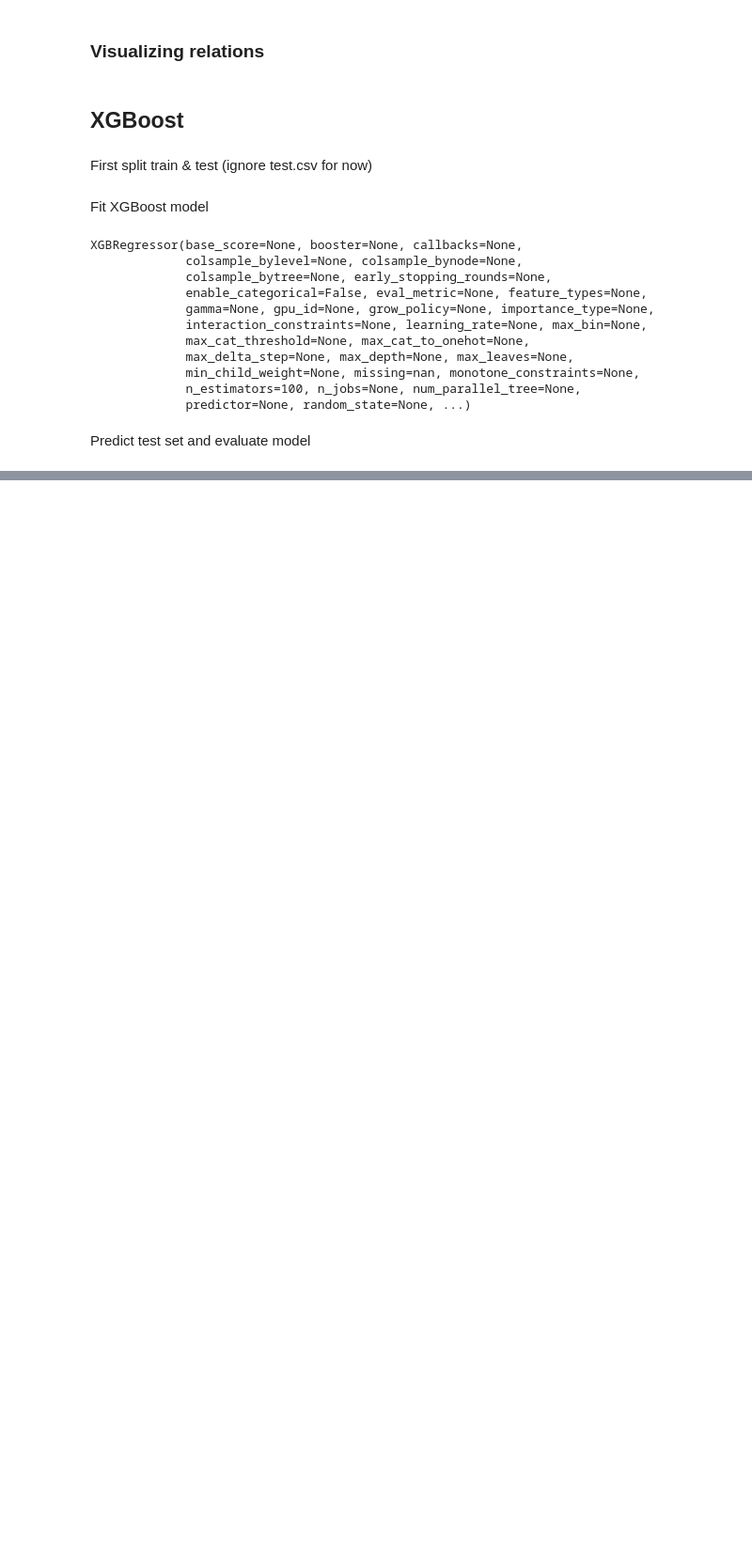
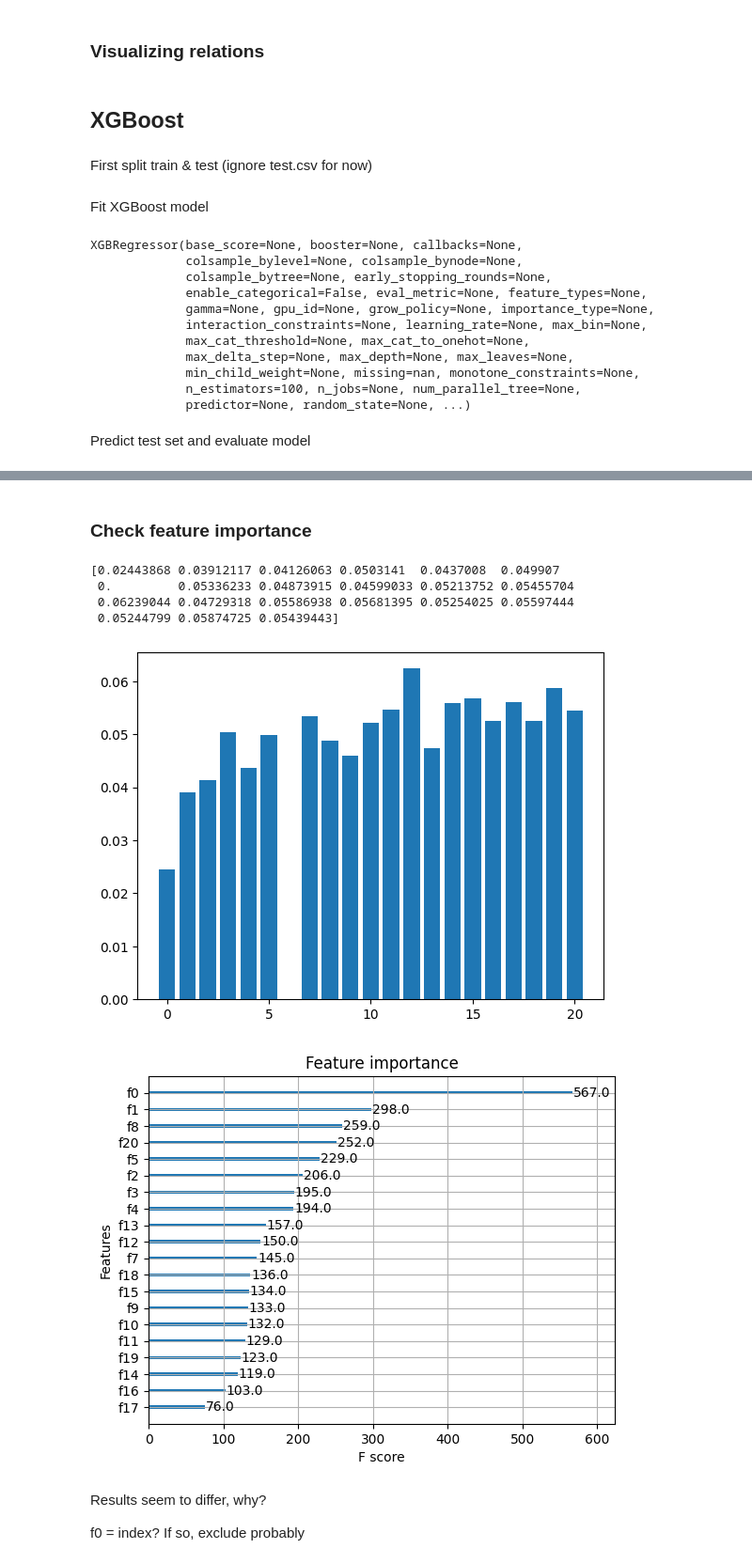
Before and after one commit to StefHerregods/AdvancedAnalytics_projects, a Jupyter notebook: assignment-1/model_testing.ipynb, the cells around one changed output, grey strips where cells are left out. Shown: that part at 94% size. Saved outputs shown, nothing was run; the diff lists cells and outputs as text; code cells hidden in the pictures; blank space fills up the shorter version.

Commit message:
Added feature importance

```diff
--- a/assignment-1/model_testing.ipynb
+++ b/assignment-1/model_testing.ipynb
@@ -160,0 +163,26 @@ print(rmse)
+# %% [markdown]
+### Check feature importance
+# %%
+print(model.feature_importances_)
+
+# Plot feature importances, note that col 6 may be a linear transformation of col 5
+plt.bar(range(len(model.feature_importances_)), model.feature_importances_)
+plt.show()
+
+
+# Using xgboost built-in function
+from xgboost import plot_importance
+
+plot_importance(model)
+plt.show()
+# %% [output]
+[0.02443868 0.03912117 0.04126063 0.0503141  0.0437008  0.049907
+ 0.         0.05336233 0.04873915 0.04599033 0.05213752 0.05455704
+ 0.06239044 0.04729318 0.05586938 0.05681395 0.05254025 0.05597444
+ 0.05244799 0.05874725 0.05439443]
+[figure, added]
+[figure, added]
+# %% [markdown]
+Results seem to differ, why?
+
+f0 = index? If so, exclude probably
```
Also changed, not shown: parts of 3 cells of this notebook.
